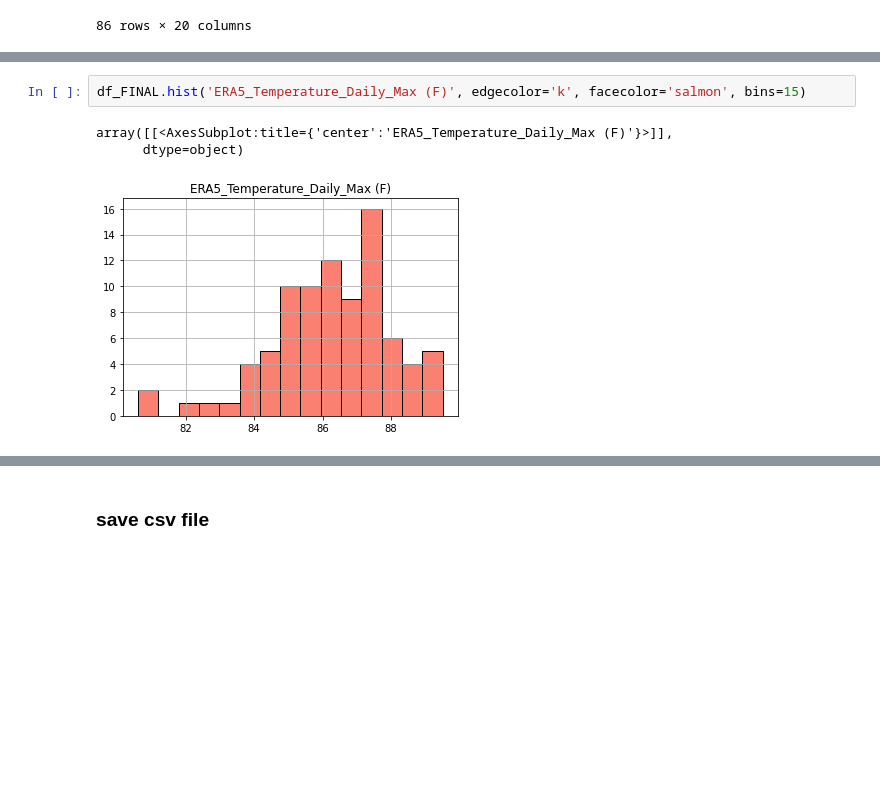
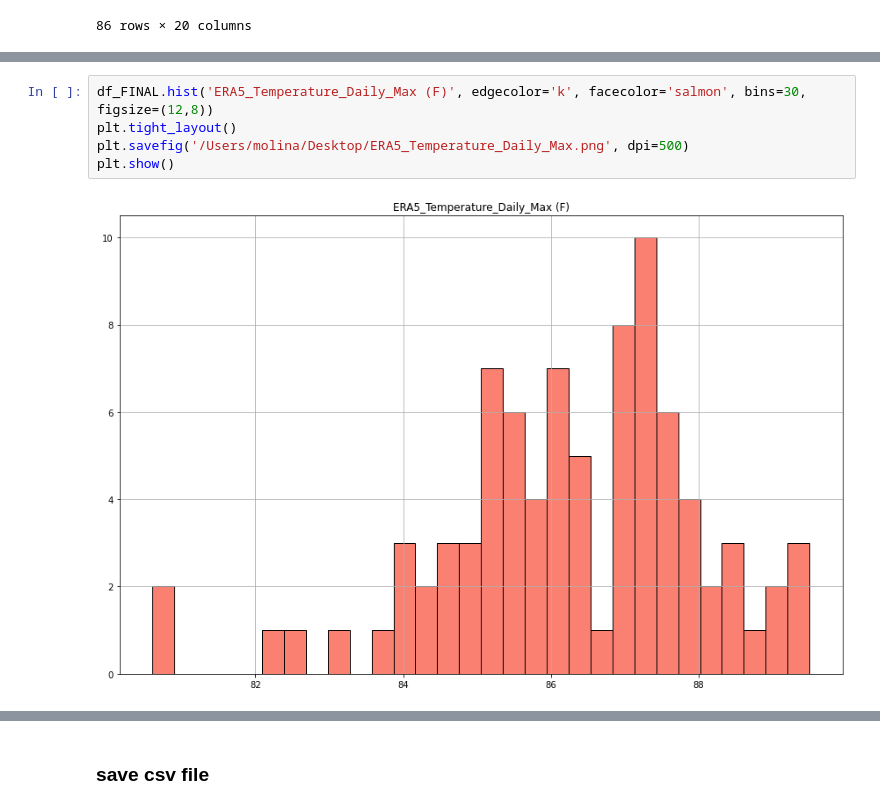
Before and after one commit to mariajmolina/Innovator_AI_Bias, a Jupyter notebook: ERA5_ShadingDade_Miami_temperature.ipynb, the cells around one changed output, grey strips where cells are left out. Cells and saved outputs as stored; diff of their text form; blank space fills up the shorter version.

```diff
--- a/ERA5_ShadingDade_Miami_temperature.ipynb
+++ b/ERA5_ShadingDade_Miami_temperature.ipynb
@@ -334,7 +358,8 @@ array([[<AxesSubplot:title={'center':'ShadingDade_Temperature_Daily_Max (F)'}>]]
 # %%
-df_FINAL.hist('ERA5_Temperature_Daily_Max (F)', edgecolor='k', facecolor='salmon', bins=15)
+df_FINAL.hist('ERA5_Temperature_Daily_Max (F)', edgecolor='k', facecolor='salmon', bins=30, figsize=(12,8))
+plt.tight_layout()
+plt.savefig('/Users/molina/Desktop/ERA5_Temperature_Daily_Max.png', dpi=500)
+plt.show()
 # %% [output]
-array([[<AxesSubplot:title={'center':'ERA5_Temperature_Daily_Max (F)'}>]],
-      dtype=object)
-[figure, old version]
+[figure, new version]
 # %%
```
Also changed, not shown: parts of 8 cells of this notebook, 1 other file.
